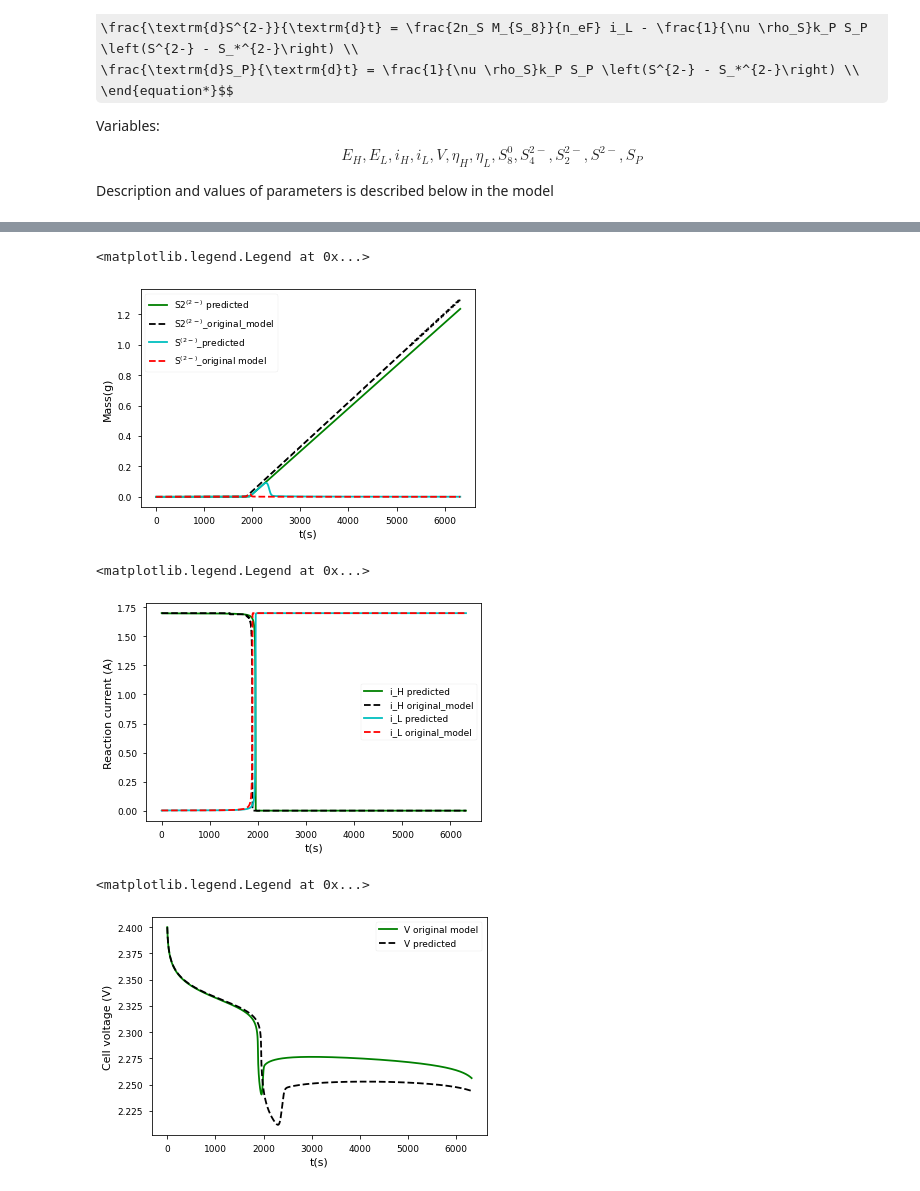
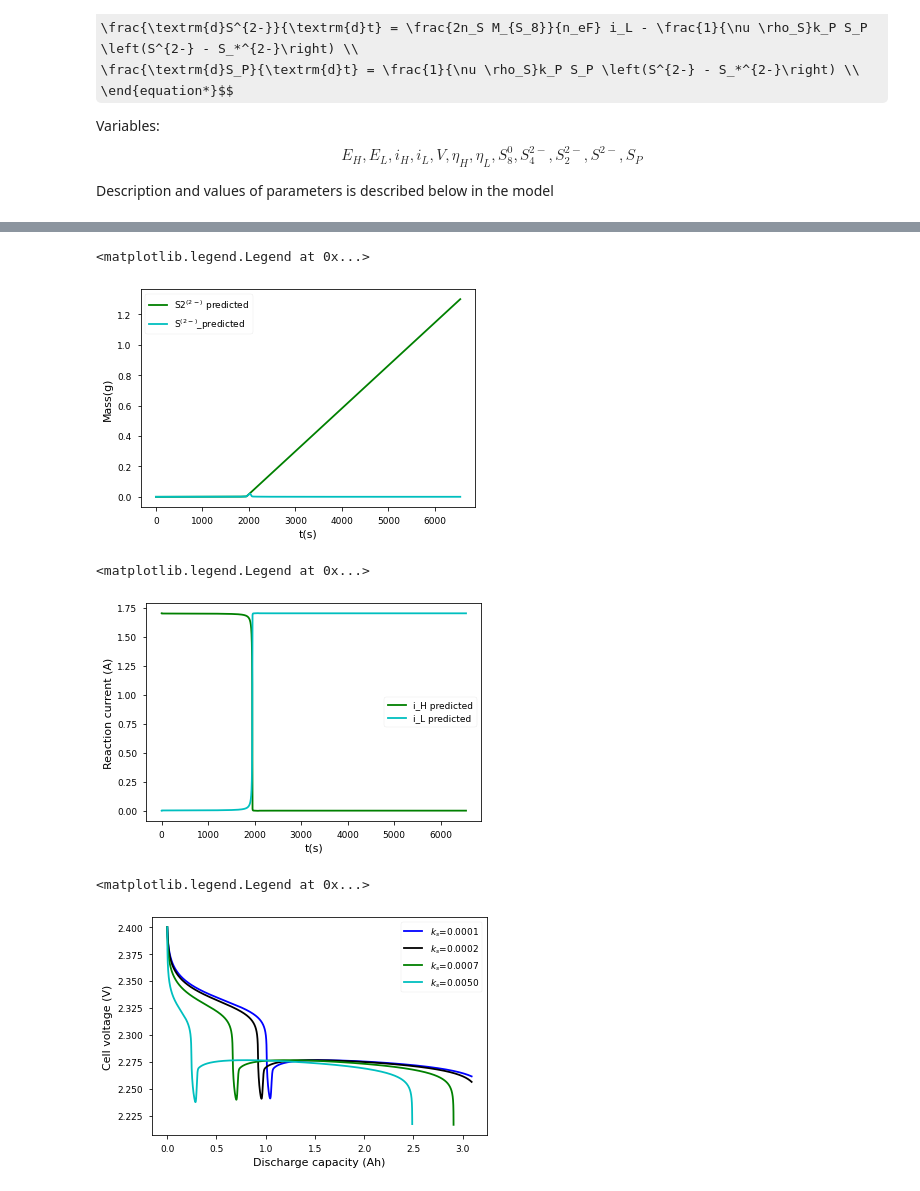
Before and after one commit to ShaunakAJoshi/DDP-Stage-1-17D170013, a Jupyter notebook: 0D code during discharge (0.5C).ipynb, the cells around one changed output, grey strips where cells are left out. Saved outputs shown, nothing was run; the diff lists cells and outputs as text; code cells hidden in the pictures; some formulas as TeX source.

```diff
--- a/0D code during discharge (0.5C).ipynb
+++ b/0D code during discharge (0.5C).ipynb
@@ -177,9 +177,10 @@ param.process_model(model);
 disc = pybamm.Discretisation() #default discretisation
 disc.process_model(model);
 # %%
-solver = pybamm.CasadiSolver(mode="safe without grid", root_tol=1e-3)
+#solver = pybamm.CasadiSolver(mode="safe", root_tol=1e-3, dt_max = 0.05)
+solver = pybamm.CasadiSolver(atol=1e-8, rtol=1e-8)
 # print(f"ic_guess={model.concatenated_initial_conditions.evaluate().flatten()}")
-t_eval = np.linspace(0, 6324, 15000) #k_p = 10
+t_eval = np.linspace(0, 6547, 15000) #k_p = 10, 6324
 #t_eval = np.linspace(0, 6548, 15000)
 solution = solver.solve(model, t_eval)
 # %%
@@ -232,45 +233,53 @@ x_S2 = data_S2.mass_S2;
 data_S = pd.read_csv("0D model CSV files/S_disch_0.5C.csv")
 x_S = data_S.mass_S;
 plt.plot(t_eval, mass_S2, 'g', label = "S2$^{(2-)}$ predicted")
-plt.plot(t_eval, x_S2, 'k--', label = "S2$^{(2-)}$_original_model")
+#plt.plot(t_eval, x_S2, 'k--', label = "S2$^{(2-)}$_original_model")
 plt.plot(t_eval, mass_S, 'c', label = "S$^{(2-)}$_predicted")
-plt.plot(t_eval, x_S, 'r--', label = "S$^{(2-)}$_original model")
+#plt.plot(t_eval, x_S, 'r--', label = "S$^{(2-)}$_original model")
 plt.xlabel('t(s)')
 plt.ylabel('Mass(g)')
 #plt.title('Mass of dissolved $S2^{(2-)}$ and $S^{(2-)}$ during discharge')
 plt.legend()
 # %% [output]
 <matplotlib.legend.Legend at 0x...>
-[figure, old version]
+[figure, new version]
 # %%
 data_iH = pd.read_csv("0D model CSV files/iH_disch_0.5C.csv")
 x_iH = data_iH.iH;
 data_iL = pd.read_csv("0D model CSV files/iL_disch_0.5C.csv")
 x_iL = data_iL.iL;
 plt.plot(t_eval, i_H_sol, 'g', label = "i_H predicted")
-plt.plot(t_eval, x_iH, 'k--', label = "i_H original_model")
+#plt.plot(t_eval, x_iH, 'k--', label = "i_H original_model")
 plt.plot(t_eval, i_L_sol, 'c', label = "i_L predicted")
-plt.plot(t_eval, x_iL, 'r--', label = "i_L original_model")
+#plt.plot(t_eval, x_iL, 'r--', label = "i_L original_model")
 plt.xlabel('t(s)')
 plt.ylabel('Reaction current (A)')
 #plt.title('Distribution of current contributions for higher and lower plateau reactions during discharge')
 plt.legend()
 # %% [output]
 <matplotlib.legend.Legend at 0x...>
-[figure, old version]
+[figure, new version]
 # %%
-data_V = pd.read_csv("0D model CSV files/V_disch_0.5C.csv")
-x_V = data_V.V;
+data_V1=pd.read_csv("0D model CSV files/Vdisch 0.5C ks0.0001.csv")
+x_V1=data_V1.V;
 
-plt.plot(t_eval, x_V, 'g', label = "V original model")
-plt.plot(t_eval, voltage, 'k--', label = "V predicted")
-plt.xlabel('t(s)')
+data_V7=pd.read_csv("0D model CSV files/Vdisch 0.5C ks0.0007.csv")
+x_V7=data_V7.V;
+
+data_V50=pd.read_csv("0D model CSV files/Vdisch 0.5C ks0.0050.csv")
+x_V50=data_V50.V;
+
+plt.plot(1.7*t_eval/3600,x_V7,'b',label="$k_s$=0.0001")
+plt.plot(1.7*t_eval/3600,voltage,'k',label="$k_s$=0.0002")
+plt.plot(1.7*t_eval/3600,x_V1,'g',label="$k_s$=0.0007")
+plt.plot(1.7*t_eval/3600,x_V50,'c',label="$k_s$=0.0050")
+plt.xlabel('Discharge capacity (Ah)')
 plt.ylabel('Cell voltage (V)')
 #plt.title('Voltage discharge curve')
 plt.legend()
 # %% [output]
 <matplotlib.legend.Legend at 0x...>
-[figure, old version]
+[figure, new version]
 # %%
 data_V_noppt = pd.read_csv("0D model CSV files/V_disch_0.5C_noppt.csv")
 x_V_noppt = data_V_noppt.V
```
Also changed, not shown: parts of 5 cells of this notebook, 4 other files.
